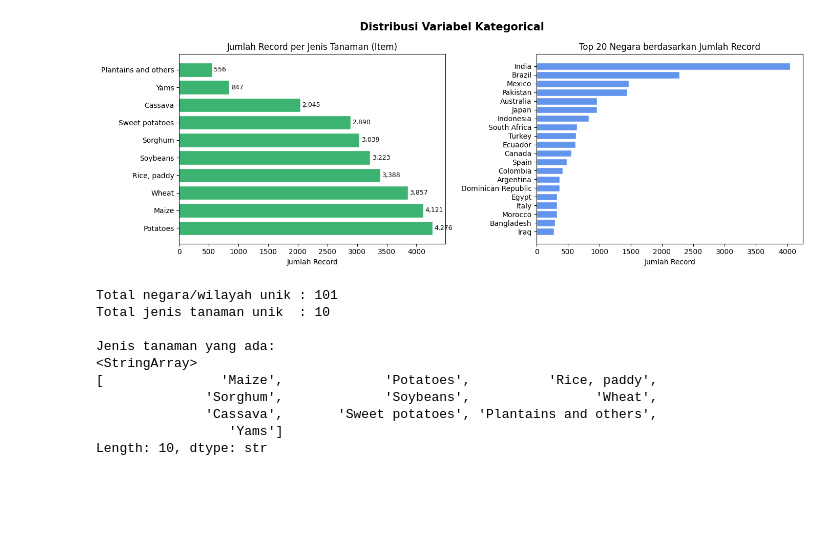
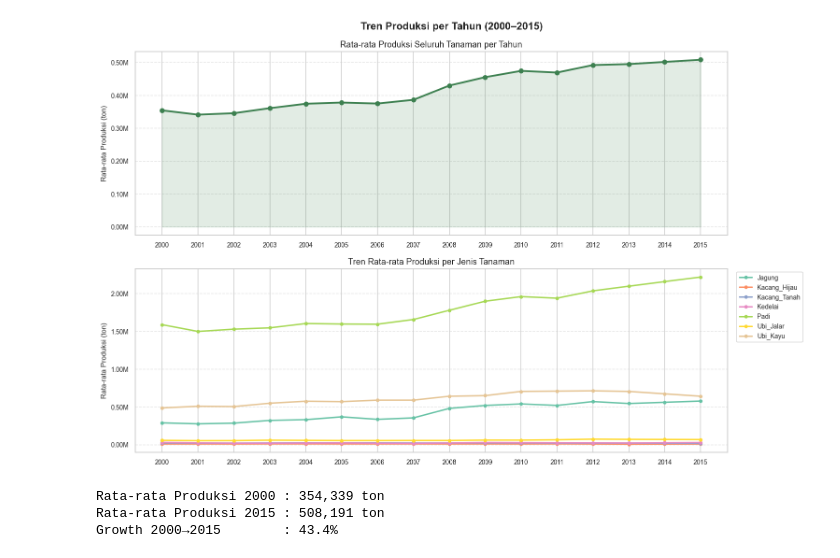
Before and after one commit to alvingnwns/ai-aol-project, a Jupyter notebook: backend/notebooks/EDA.ipynb, the cells around one changed output. Drawn from its saved outputs; the diff is of its cells as text; code cells hidden in the pictures; blank space fills up the shorter version.

Commit message:
feat: rewrite EDA notebook with actual CropSense dataset

```diff
--- a/backend/notebooks/EDA.ipynb
+++ b/backend/notebooks/EDA.ipynb
@@ -3,5 +10,18 @@
 # %%
 import pandas as pd
-import seaborn as sns
 import numpy as np
 import matplotlib.pyplot as plt
+import matplotlib.ticker as mticker
+import seaborn as sns
+from scipy import stats
+
+# Plot settings
+sns.set_theme(style="whitegrid", palette="Set2")
+plt.rcParams.update({
+    "figure.dpi": 110,
+    "axes.titlesize": 12,
+    "axes.labelsize": 10,
+    "xtick.labelsize": 9,
+    "ytick.labelsize": 9,
+})
+print("Libraries loaded ✓")
@@ -10,4 +32,6 @@ import matplotlib.pyplot as plt
 # %%
-df = pd.read_csv("../data/yield_df.csv")
+df = pd.read_csv("../data/prediksi_hasil_panen_2000-2015.csv")
+print(f"Shape  : {df.shape[0]:,} baris × {df.shape[1]} kolom")
+print(f"Kolom  : {df.columns.tolist()}")
 df.head(10)
 # %% [output]
@@ -150,38 +193,43 @@ Mean      : 77,053 hg/ha
 # %%
+fig, axes = plt.subplots(2, 1, figsize=(14, 9))
+fig.suptitle("Tren Produksi per Tahun (2000–2015)", fontweight="bold")
 
-fig, axes = plt.subplots(1, 2, figsize=(14, 5))
-fig.suptitle('Distribusi Variabel Kategorical', fontsize=15, fontweight='bold')
+# Rata-rata total produksi per tahun
+yearly_avg = df.groupby("Tahun")["Produksi"].mean().reset_index()
+axes[0].plot(yearly_avg["Tahun"], yearly_avg["Produksi"],
+             marker="o", color="#3D8050", linewidth=2.5, markersize=6)
+axes[0].fill_between(yearly_avg["Tahun"], yearly_avg["Produksi"], alpha=0.15, color="#3D8050")
+axes[0].set_title("Rata-rata Produksi Seluruh Tanaman per Tahun")
+axes[0].set_ylabel("Rata-rata Produksi (ton)")
+axes[0].yaxis.set_major_formatter(mticker.FuncFormatter(lambda x, _: f"{x/1e6:.2f}M"))
+axes[0].grid(axis="y", linestyle="--", alpha=0.5)
+axes[0].set_xticks(range(2000, 2016))
 
-# Jumlah record per Item (crop type)
-item_counts = df['item'].value_counts()
-axes[0].barh(item_counts.index, item_counts.values, color='mediumseagreen', edgecolor='white')
-axes[0].set_title('Jumlah Record per Jenis Tanaman (Item)')
-axes[0].set_xlabel('Jumlah Record')
-for i, v in enumerate(item_counts.values):
-    axes[0].text(v + 30, i, f'{v:,}', va='center', fontsize=9)
+# Per jenis tanaman
+yearly_item = df.groupby(["Tahun", "Jenis_Tanaman"])["Produksi"].mean().reset_index()
+for item in df["Jenis_Tanaman"].unique():
+    subset = yearly_item[yearly_item["Jenis_Tanaman"] == item]
+    axes[1].plot(subset["Tahun"], subset["Produksi"], marker="o",
+                 linewidth=2, markersize=4, label=item)
 
-# Top 20 negara berdasarkan jumlah record
-top_areas = df['area'].value_counts().head(20)
-axes[1].barh(top_areas.index[::-1], top_areas.values[::-1], color='cornflowerblue', edgecolor='white')
-axes[1].set_title('Top 20 Negara berdasarkan Jumlah Record')
-axes[1].set_xlabel('Jumlah Record')
+axes[1].set_title("Tren Rata-rata Produksi per Jenis Tanaman")
+axes[1].set_ylabel("Rata-rata Produksi (ton)")
+axes[1].yaxis.set_major_formatter(mticker.FuncFormatter(lambda x, _: f"{x/1e6:.2f}M"))
+axes[1].legend(bbox_to_anchor=(1.01, 1), loc="upper left", fontsize=9)
+axes[1].grid(axis="y", linestyle="--", alpha=0.5)
+axes[1].set_xticks(range(2000, 2016))
 
 plt.tight_layout()
 plt.show()
 
-print(f"\nTotal negara/wilayah unik : {df['area'].nunique()}")
-print(f"Total jenis tanaman unik  : {df['item'].nunique()}")
-print(f"\nJenis tanaman yang ada:\n{df['item'].unique()}")
+start = yearly_avg[yearly_avg["Tahun"] == 2000]["Produksi"].values[0]
+end   = yearly_avg[yearly_avg["Tahun"] == 2015]["Produksi"].values[0]
+print(f"Rata-rata Produksi 2000 : {start:,.0f} ton")
+print(f"Rata-rata Produksi 2015 : {end:,.0f} ton")
+print(f"Growth 2000→2015        : {((end - start) / start) * 100:.1f}%")
 # %% [output]
-[figure, old version]
+[figure, new version]
-Total negara/wilayah unik : 101
-Total jenis tanaman unik  : 10
-
-Jenis tanaman yang ada:
-<StringArray>
-[               'Maize',             'Potatoes',          'Rice, paddy',
-              'Sorghum',             'Soybeans',                'Wheat',
-              'Cassava',       'Sweet potatoes', 'Plantains and others',
-                 'Yams']
-Length: 10, dtype: str
+Rata-rata Produksi 2000 : 354,339 ton
+Rata-rata Produksi 2015 : 508,191 ton
+Growth 2000→2015        : 43.4%
 # %% [markdown]
```
Also changed, not shown: parts of 29 cells of this notebook.
